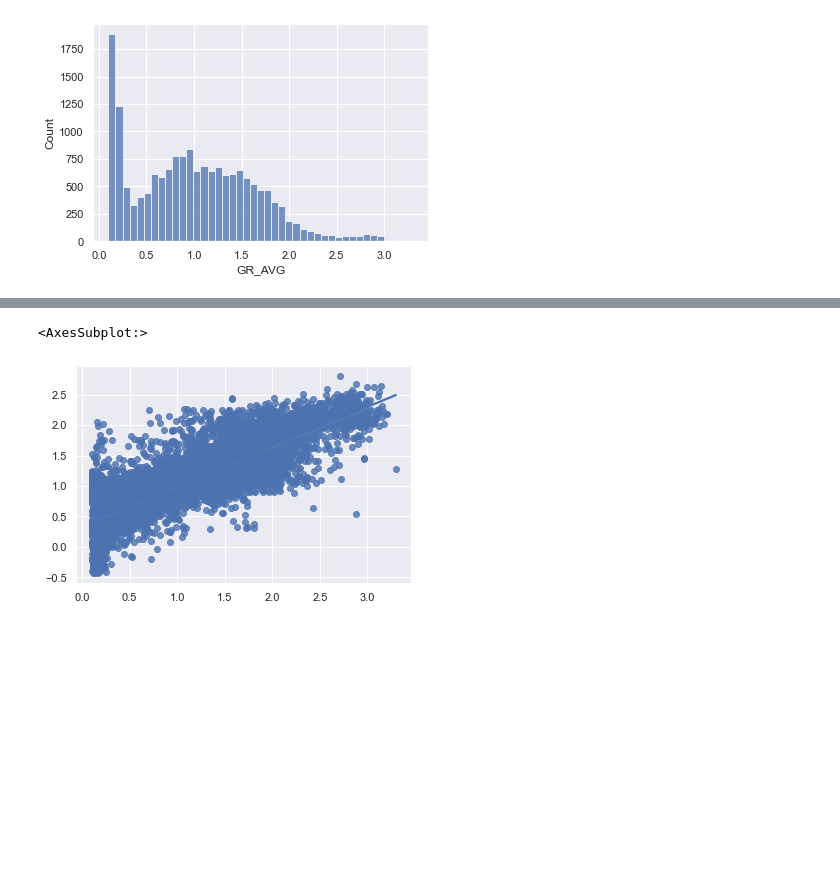
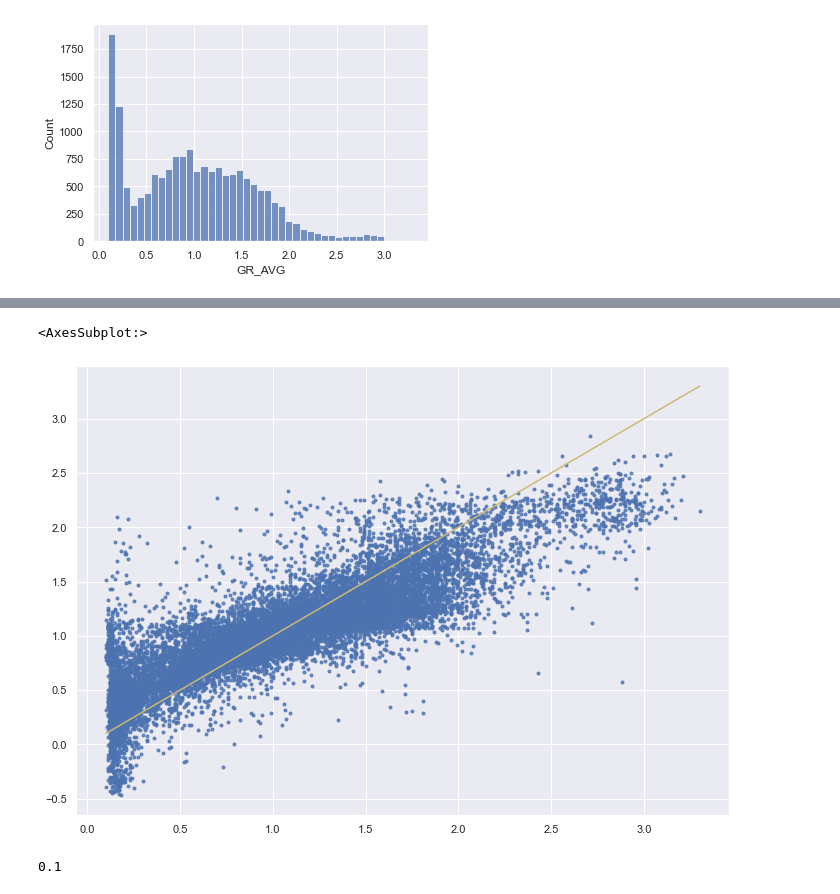
Before and after one commit to leonfaure/amn_benchmark, a Jupyter notebook: covert_2004/biolog_performance_XGB_final.ipynb, the cells around one changed output, grey strips where cells are left out. Cells and saved outputs as stored; diff of their text form; code cells hidden in the pictures; blank space fills up the shorter version.

```diff
--- a/covert_2004/biolog_performance_XGB_final.ipynb
+++ b/covert_2004/biolog_performance_XGB_final.ipynb
@@ -90,5 +89,12 @@ sns.histplot(mean_xgb_pred)
-# %%
-sns.regplot(Y, mean_xgb_pred)
-# %% [output]
-<AxesSubplot:>
-[figure, removed]
+# %%
+sns.set_theme(palette="colorblind", font_scale=50)
+sns.set(rc={'figure.figsize':(11.7,8.27)})
+sns.regplot(Y, mean_xgb_pred, fit_reg=0, marker='.')
+sns.lineplot([min(Y.ravel()), max(Y.ravel())], [min(Y.ravel()), max(Y.ravel())], color='y')
+# %% [output]
+<AxesSubplot:>
+[figure, added]
+# %%
+min(Y.ravel())
+# %% [output]
+0.1
```
Also changed, not shown: parts of 5 cells of this notebook, 5 other files.
